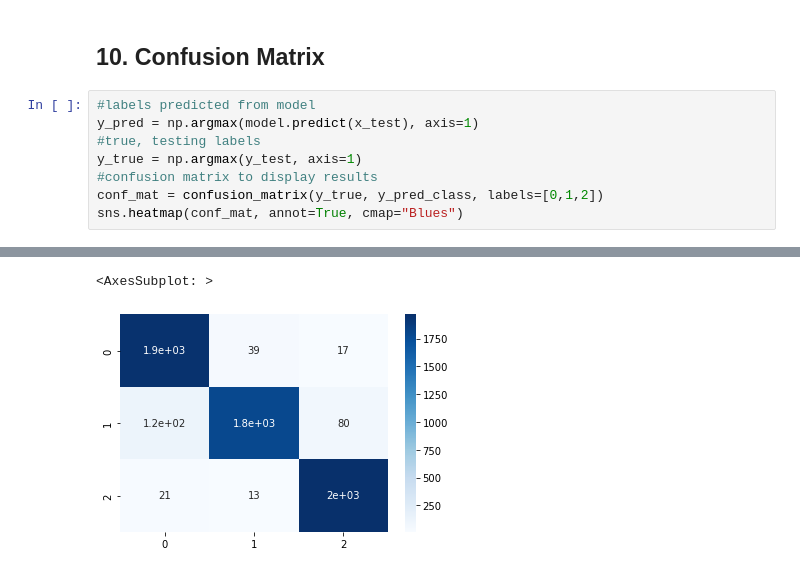
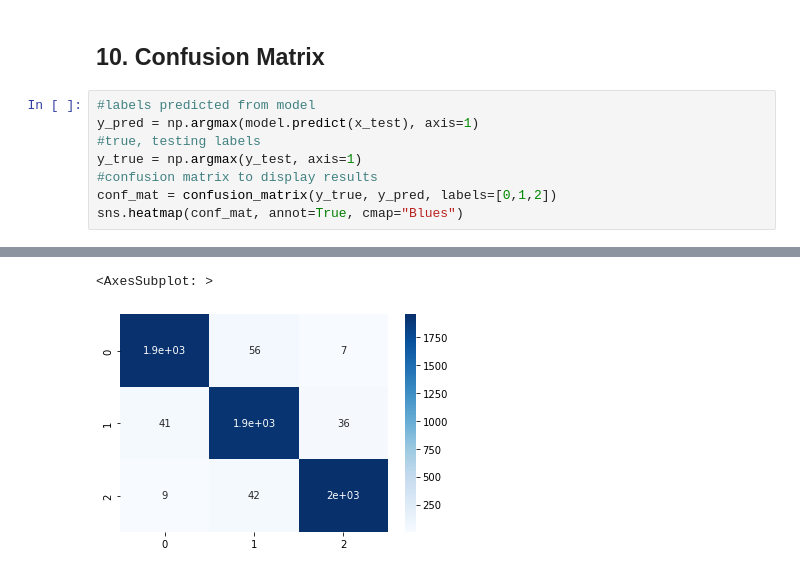
Before and after one commit to c-hammer45/ShapesClassification, a Jupyter notebook: Shapes_Classification.ipynb, the cells around one changed output, grey strips where cells are left out. Saved outputs shown, nothing was run; the diff lists cells and outputs as text.

```diff
--- a/Shapes_Classification.ipynb
+++ b/Shapes_Classification.ipynb
@@ -172,6 +172,6 @@ y_pred = np.argmax(model.predict(x_test), axis=1)
 #true, testing labels
 y_true = np.argmax(y_test, axis=1)
 #confusion matrix to display results
-conf_mat = confusion_matrix(y_true, y_pred_class, labels=[0,1,2])
+conf_mat = confusion_matrix(y_true, y_pred, labels=[0,1,2])
 sns.heatmap(conf_mat, annot=True, cmap="Blues")
 # %% [output]
@@ -179,2 +179,2 @@ sns.heatmap(conf_mat, annot=True, cmap="Blues")
 <AxesSubplot: >
-[figure, old version]
+[figure, new version]
```
Also changed, not shown: parts of 9 cells of this notebook.
